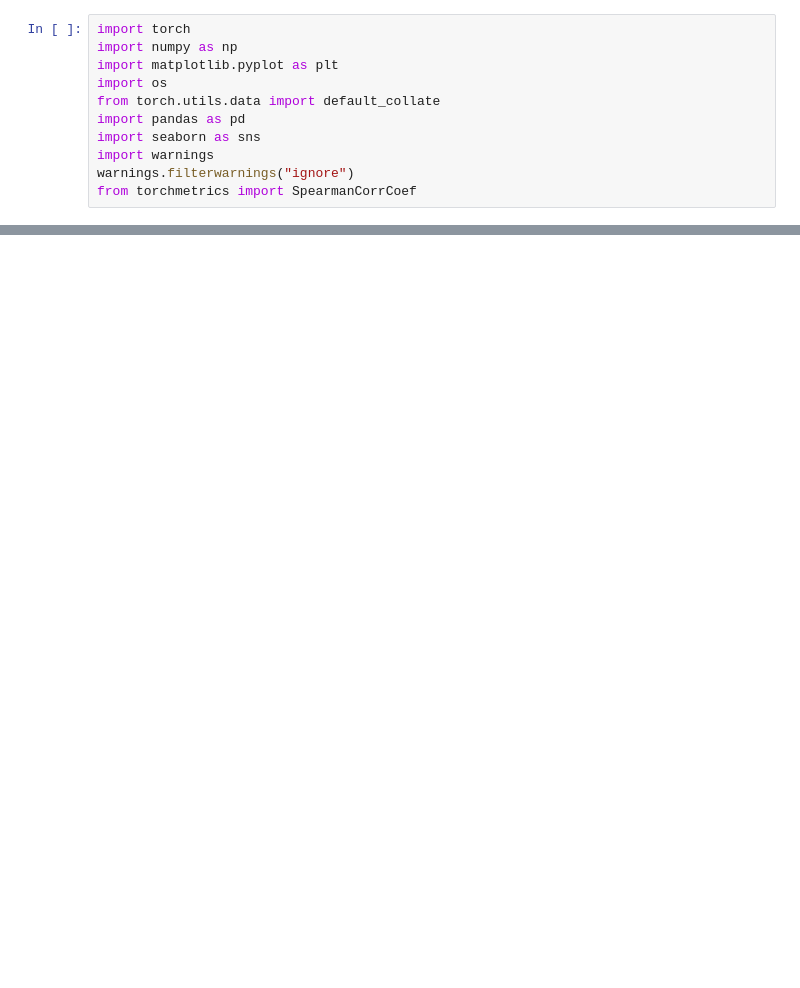
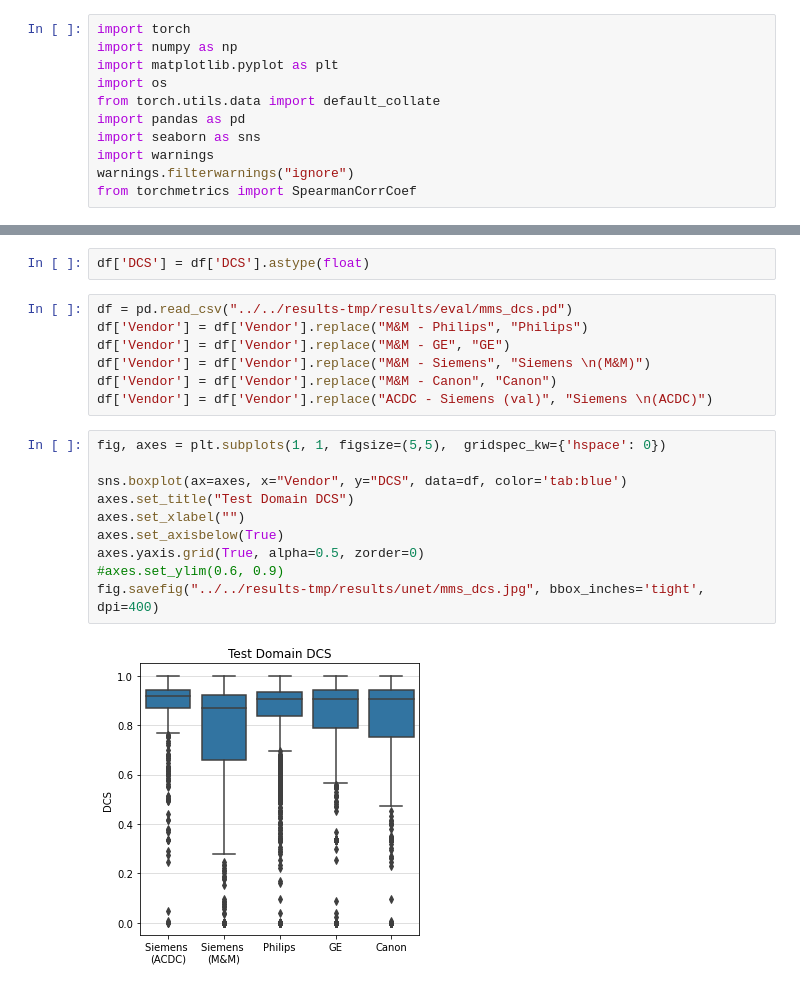
Before and after one commit to MedVisBonn/Segmentation-Distortion, a Jupyter notebook: src/demos/figure4.ipynb, the cells around one changed output, grey strips where cells are left out. Drawn from its saved outputs; the diff is of its cells as text; blank space fills up the shorter version.

```diff
--- a/src/demos/figure4.ipynb
+++ b/src/demos/figure4.ipynb
@@ -99,0 +136,21 @@ fig.savefig("../../results-tmp/results/eval/mms_ood.jpg", bbox_inches='tight', d
+# %%
+df['DCS'] = df['DCS'].astype(float)
+# %%
+df = pd.read_csv("../../results-tmp/results/eval/mms_dcs.pd")
+df['Vendor'] = df['Vendor'].replace("M&M - Philips", "Philips")
+df['Vendor'] = df['Vendor'].replace("M&M - GE", "GE")
+df['Vendor'] = df['Vendor'].replace("M&M - Siemens", "Siemens \n(M&M)")
+df['Vendor'] = df['Vendor'].replace("M&M - Canon", "Canon")
+df['Vendor'] = df['Vendor'].replace("ACDC - Siemens (val)", "Siemens \n(ACDC)")
+# %%
+fig, axes = plt.subplots(1, 1, figsize=(5,5),  gridspec_kw={'hspace': 0})
+
+sns.boxplot(ax=axes, x="Vendor", y="DCS", data=df, color='tab:blue')
+axes.set_title("Test Domain DCS")
+axes.set_xlabel("")
+axes.set_axisbelow(True)
+axes.yaxis.grid(True, alpha=0.5, zorder=0)
+#axes.set_ylim(0.6, 0.9)
+fig.savefig("../../results-tmp/results/unet/mms_dcs.jpg", bbox_inches='tight', dpi=400)
+# %% [output]
+[figure, added]
```
Also changed, not shown: parts of 7 cells of this notebook, 11 other files.
